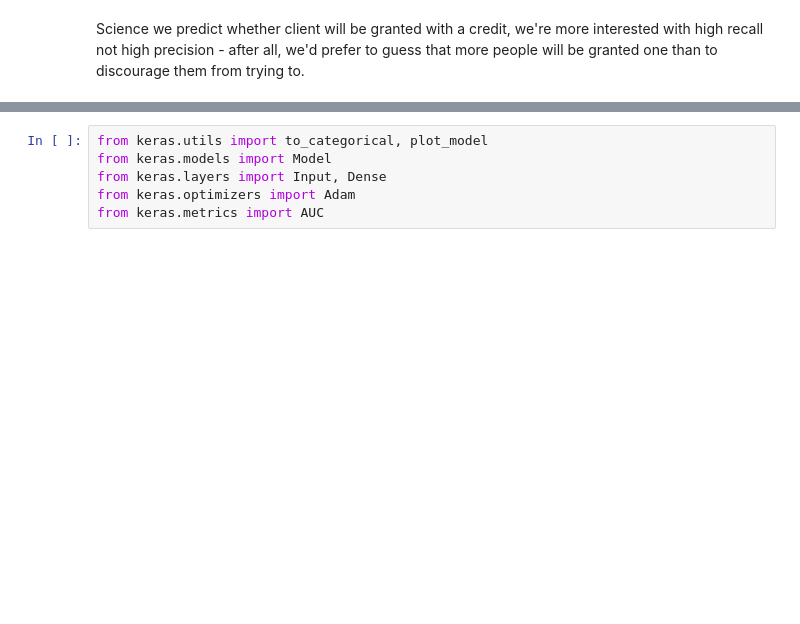
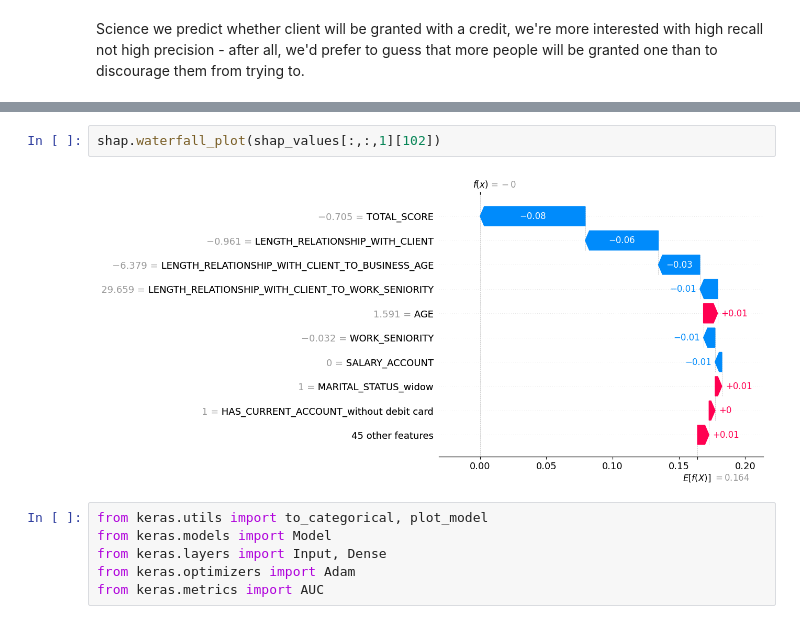
Before and after one commit to Michael-Pytel/Consumer-Loans-Analysis, a Jupyter notebook: notebooks/modeling_validation.ipynb, the cells around one changed output, grey strips where cells are left out. Drawn from its saved outputs; the diff is of its cells as text; blank space fills up the shorter version.

```diff
--- a/notebooks/modeling_validation.ipynb
+++ b/notebooks/modeling_validation.ipynb
@@ -171,3 +218,7 @@ Science we predict whether client will be granted with a credit, we're more inte
+# %%
+shap.waterfall_plot(shap_values[:,:,1][102])
+# %% [output]
+[figure, added]
 # %%
 from keras.utils import to_categorical, plot_model
 from keras.models import Model
```
Also changed, not shown: parts of 12 cells of this notebook.
